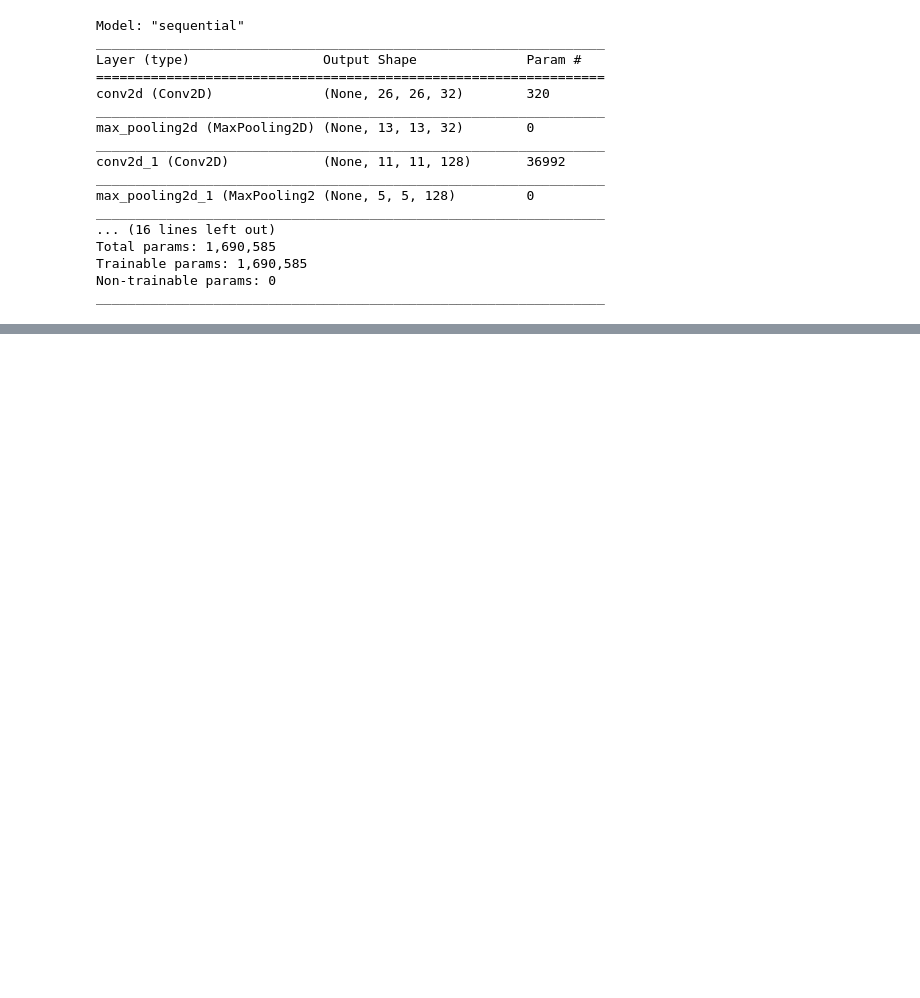
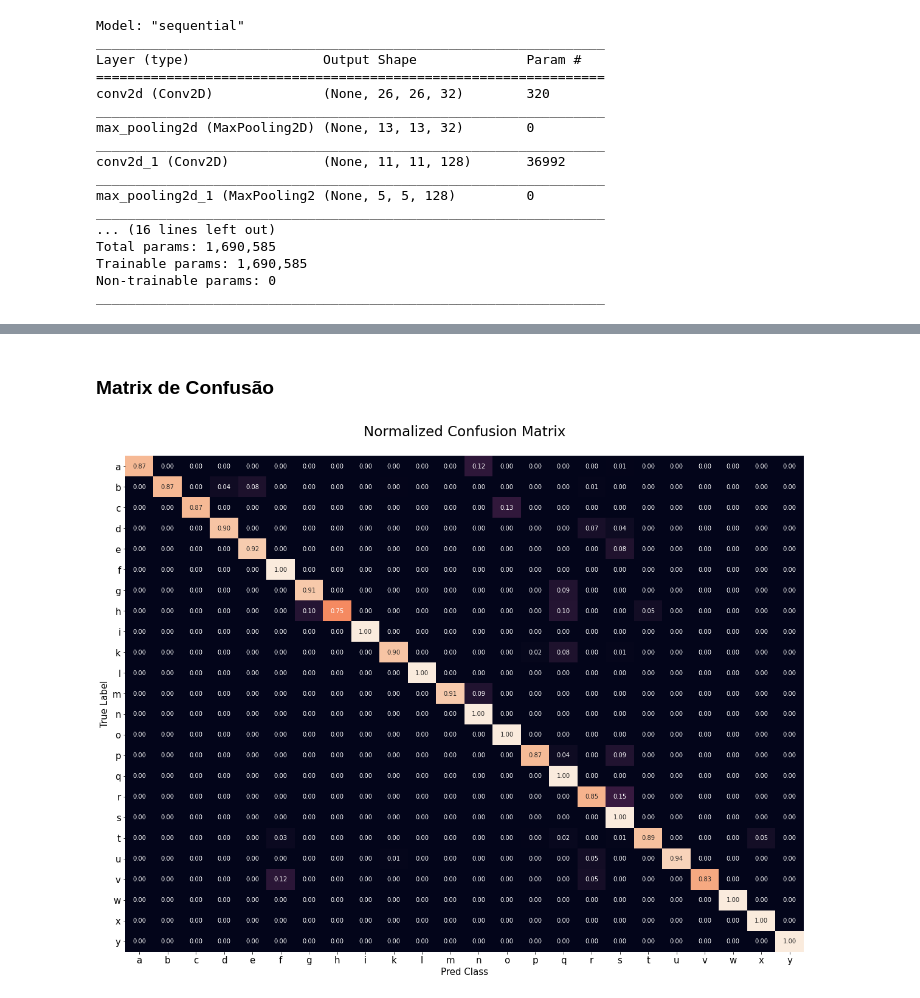
Before and after one commit to DaviSegundo/Sign_Alpha_Detection, a Jupyter notebook: notebook/model_construct.ipynb, the cells around one changed output, grey strips where cells are left out. Cells and saved outputs as stored; diff of their text form; code cells hidden in the pictures; blank space fills up the shorter version.

```diff
--- a/notebook/model_construct.ipynb
+++ b/notebook/model_construct.ipynb
@@ -202,0 +246,9 @@ with open('../models/model.json', 'w') as json_file:
+# %%
+pred = model.predict(test_imgs_s)
+pred = np.argmax(pred,axis=1)
+
+# Get the accuracy score
+acc = accuracy_score(test_labels,pred)
+
+# Display the results
+print(f'## {acc*100:.2f}% accuracy on the test set')
@@ -202,0 +259,5 @@ with open('../models/model.json', 'w') as json_file:
+# %%
+y_test_letters = [map_letter[x] for x in test_labels]
+pred_letters = [map_letter[x] for x in pred]
+
+print(classification_report(y_test_letters, pred_letters))
@@ -202,0 +282,14 @@ with open('../models/model.json', 'w') as json_file:
+# %% [markdown]
+### Matrix de Confusão
+# %%
+cf_matrix = confusion_matrix(y_test_letters, pred_letters, normalize='true')
+plt.figure(figsize = (20,15))
+sns.heatmap(cf_matrix, annot=True, fmt='.2f', xticklabels = sorted(set(y_test_letters)), yticklabels = sorted(set(y_test_letters)),cbar=False)
+plt.title('Normalized Confusion Matrix\n', fontsize = 23)
+plt.xlabel("Pred Class",fontsize=15)
+plt.ylabel("True Label",fontsize=15)
+plt.xticks(fontsize=15)
+plt.yticks(fontsize=15,rotation=0)
+plt.show()
+# %% [output]
+[figure, added]
```
Also changed, not shown: parts of 23 cells of this notebook, 9 other files.
